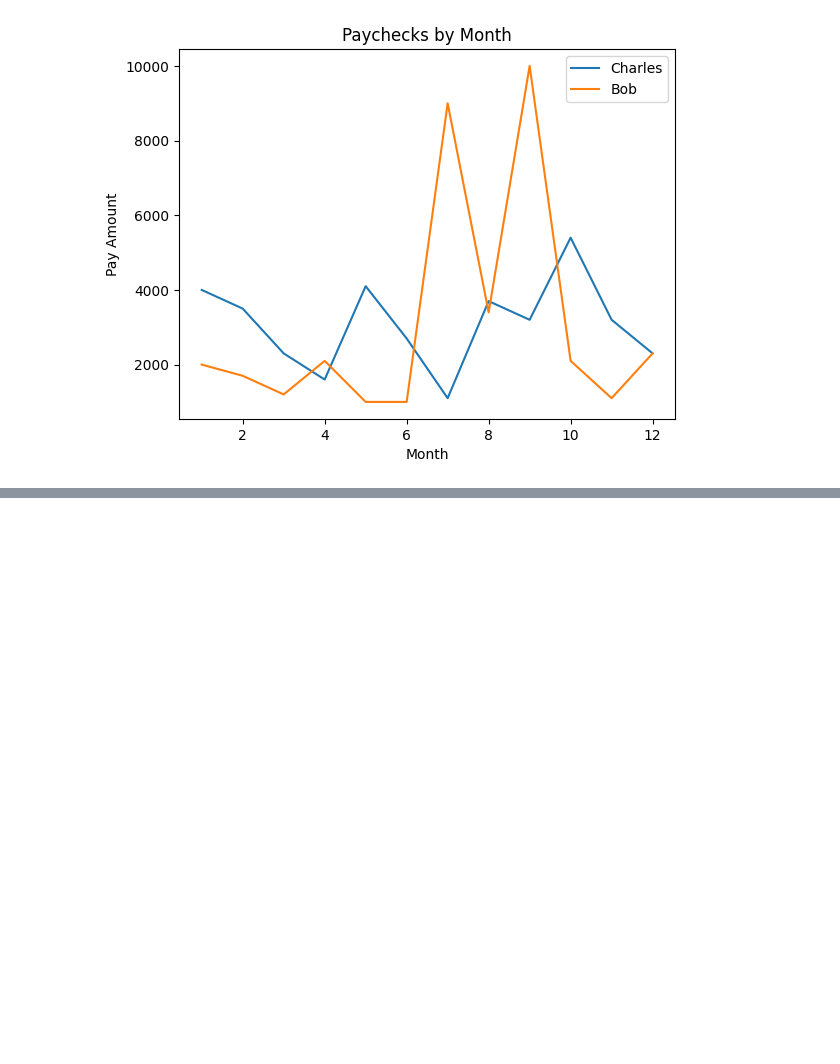
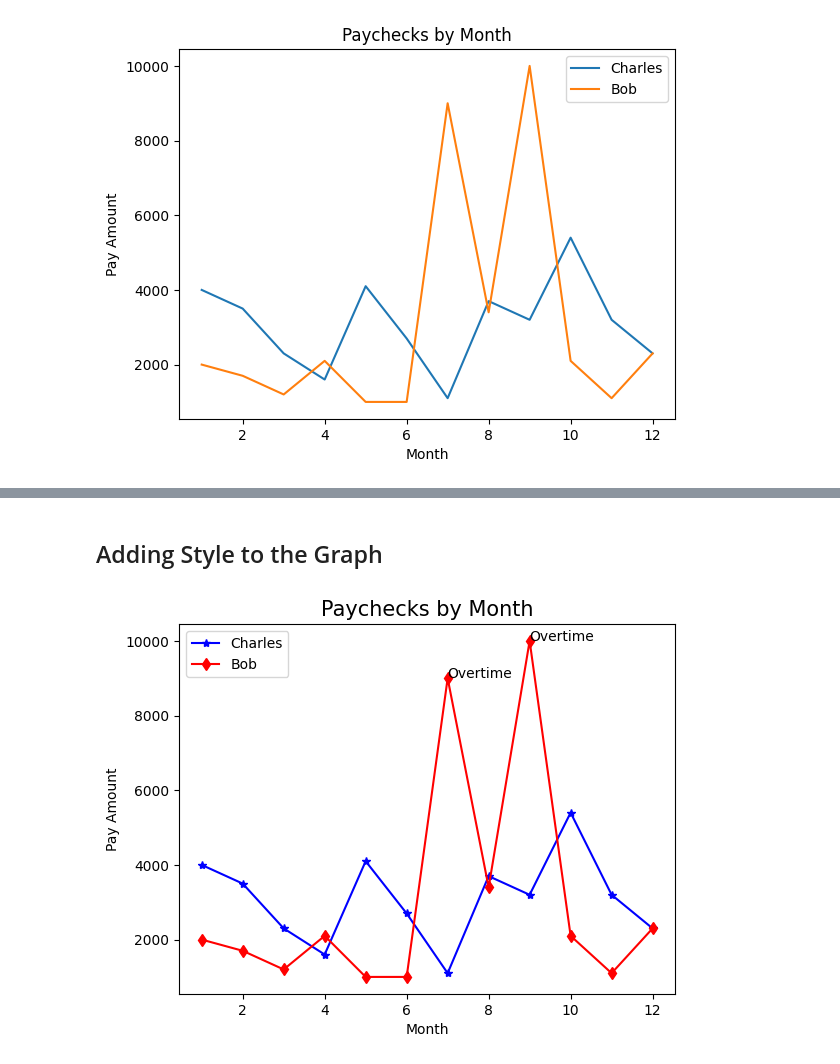
Before and after one commit to hessifer/DataScienceAIML, a Jupyter notebook: learning_pandas.ipynb, the cells around one changed output, grey strips where cells are left out. Saved outputs shown, nothing was run; the diff lists cells and outputs as text; code cells hidden in the pictures; blank space fills up the shorter version.

```diff
--- a/learning_pandas.ipynb
+++ b/learning_pandas.ipynb
@@ -679,0 +696,18 @@ plt.show()
+# %% [markdown]
+## Adding Style to the Graph
+# %%
+# using Markers
+months = [1, 2, 3, 4, 5, 6, 7, 8, 9, 10, 11, 12]
+charles_pay_check = [4000, 3500, 2300, 1600, 4100, 2700, 1100, 3700, 3200, 5400, 3200, 2300]
+bob_pay_check = [2000, 1700, 1200, 2100, 1000, 1000, 9000, 3400, 10000, 2100, 1100, 2300]
+plt.plot(months, charles_pay_check, label="Charles", color="blue", marker="*")
+plt.plot(months, bob_pay_check, label="Bob", color="red", marker="d")
+plt.title("Paychecks by Month", fontsize=15)
+plt.xlabel("Month")
+plt.ylabel("Pay Amount")
+plt.text(7, 9000, "Overtime")
+plt.text(9, 10000, "Overtime")
+plt.legend()
+plt.show()
+# %% [output]
+[figure, added]
```
Also changed, not shown: parts of 4 cells of this notebook.
